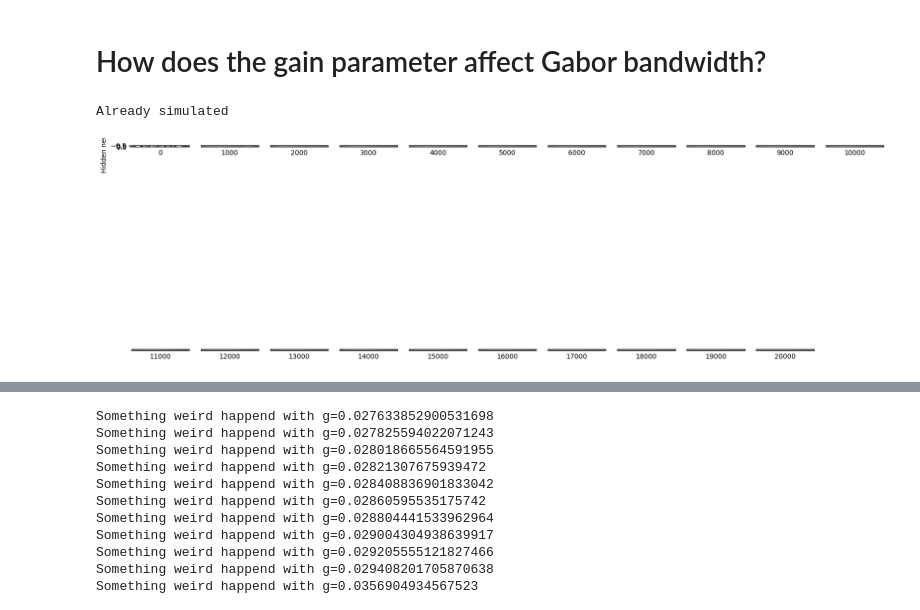
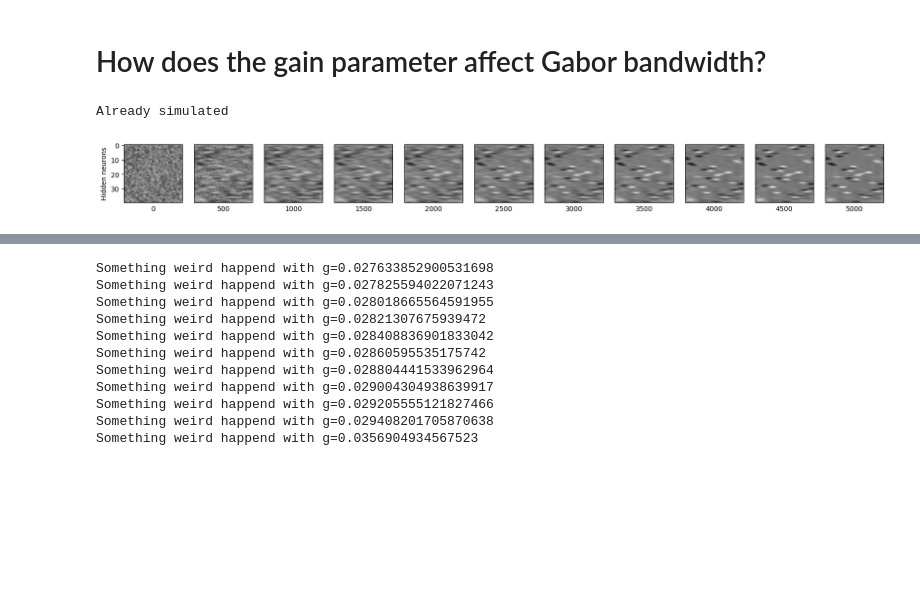
Before and after one commit to leonlufkin/Localization, a Jupyter notebook: notebooks/gain_sweep.ipynb, the cells around one changed output, grey strips where cells are left out. Saved outputs shown, nothing was run; the diff lists cells and outputs as text; code cells hidden in the pictures; blank space fills up the shorter version.

```diff
--- a/notebooks/gain_sweep.ipynb
+++ b/notebooks/gain_sweep.ipynb
@@ -44,14 +44,14 @@ def build_gaussian_covariance(L, xi):
 config_ = dict(
     # data config
     num_dimensions=40, xi1=2, xi2=1,
-    # num_dimensions=100, xi1=6, xi2=3,
+    # num_dimensions=100, xi1=12, xi2=6,
     dataset_cls=datasets.NonlinearGPDataset,
     batch_size=1000,
     support=(-1, 1), # defunct
     class_proportion=0.5,
     # model config
     model_cls=models.SimpleNet,
-    num_hiddens=1,
+    num_hiddens=40,
     # num_hiddens=100,
     activation='relu',
     use_bias=False,
@@ -60,11 +60,11 @@ config_ = dict(
     init_scale=1.,
     # learning config
     # num_epochs=5000,
-    num_epochs=20000,
-    evaluation_interval=20,
+    num_epochs=5000,
+    evaluation_interval=10,
     optimizer_fn=optax.sgd,
-    # learning_rate=5.,
-    learning_rate=0.01,
+    learning_rate=1.,
+    # learning_rate=0.05,
     # experiment config
     seed=0,
     save_=True,
@@ -72,18 +72,21 @@ config_ = dict(
 )
 
 from scipy.optimize import curve_fit
-gabor_real = lambda x, c, a, x0, k0: c * np.cos(k0 * (x - x0)) * np.exp(-(x - x0) ** 2 / a ** 2)
+def gabor_real(c, b, a, x0, k0, x):
+    n = len(x)
+    d = np.minimum(x-x0, n - (x-x0))
+    return c * np.cos(k0 * d) * np.exp(-d ** 2 / a ** 2) + b
 
-def fit(weights):
+def fit(weights, inits):
     K, n = weights.shape
     p, var = np.zeros((K, 4)), np.zeros((K, 4))
 
     for k in range(K):
-        x0_init = np.argmax( np.abs(weights[k]) )
-        x = np.arange(n) # np.linspace(0, n, 25 * n)
-        y = weights[k] # np.tile(weights[k], 25).T.flatten()
+        init = inits[k]
+        x = np.arange(n)
+        y = weights[k]
         try:
-            p_, cov = curve_fit(gabor_real, x, y, p0=[0.5, 10, x0_init, 0.01], bounds=([-1, 0, -np.inf, -2], [1, np.inf, np.inf, 2]))
+            p_, cov = curve_fit(gabor_real, x, y, p0=init, bounds=([-1, -1, 0, -np.inf, -2], [1, 1, np.inf, np.inf, 2]))
             p[k] = p_
             var[k] = np.diag(cov)
         except Exception:
@@ -96,12 +99,12 @@ GAIN_SWEEP = np.logspace(-2, 1, 1000)
 # %%
 # high gain
 config = config_.copy()
 config.update(dict(
-    gain = GAIN_SWEEP[0] # 10
+    gain = 3. #GAIN_SWEEP[-1] # 10
 ))
 
 weights, metrics = simulate_or_load(**config)
-fig, axs = plot_receptive_fields(weights[::50], num_cols=11, evaluation_interval=50*20, figsize=(20, 10), reordering_fn=entropy_sort, ind=-1)
+fig, axs = plot_receptive_fields(weights[::50], num_cols=11, evaluation_interval=50*10, figsize=(20, 10), reordering_fn=entropy_sort, ind=-1)
 # %% [output]
 Already simulated
-[figure, old version]
+[figure, new version]
```
Also changed, not shown: parts of 11 cells of this notebook, 4 other files.
